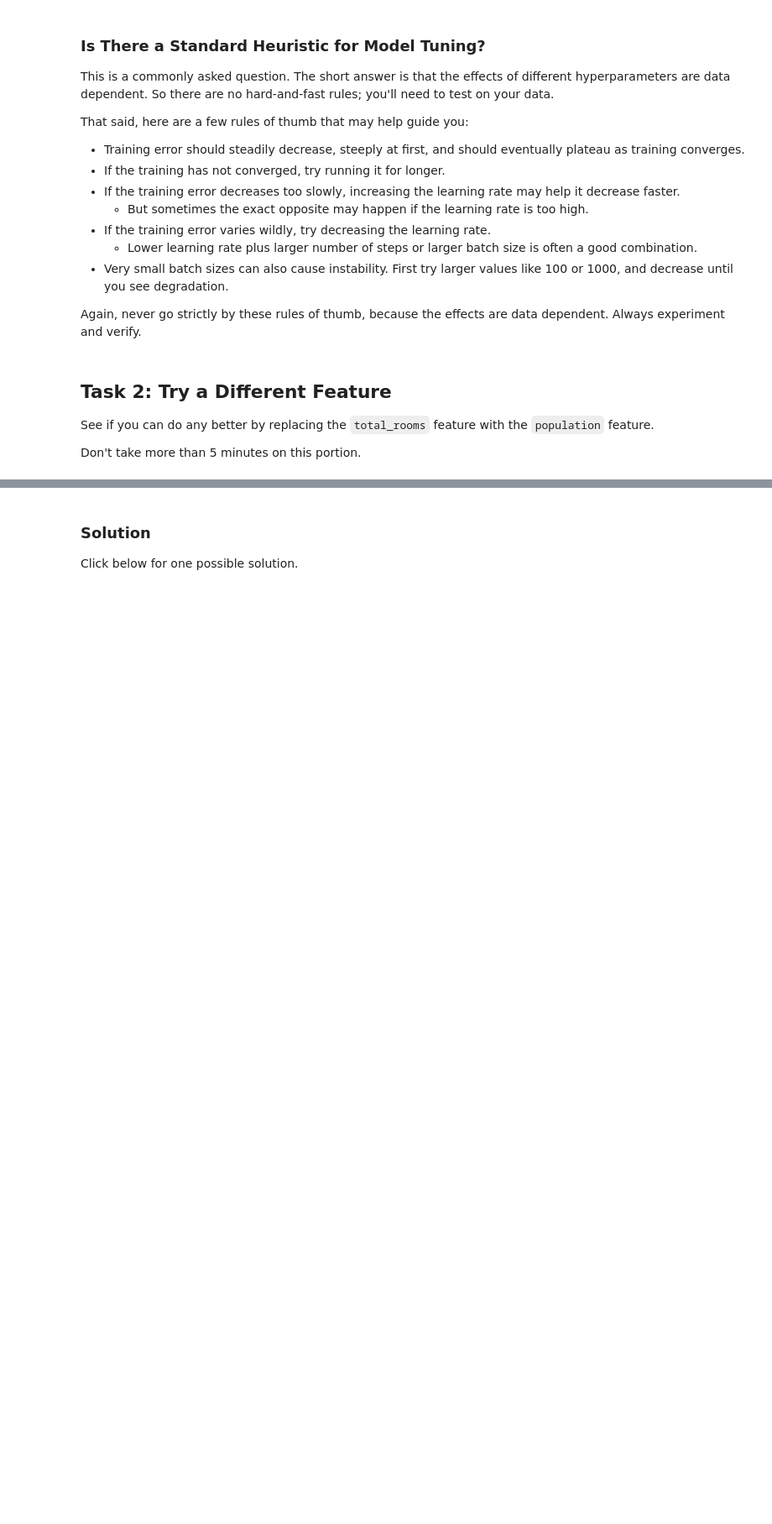
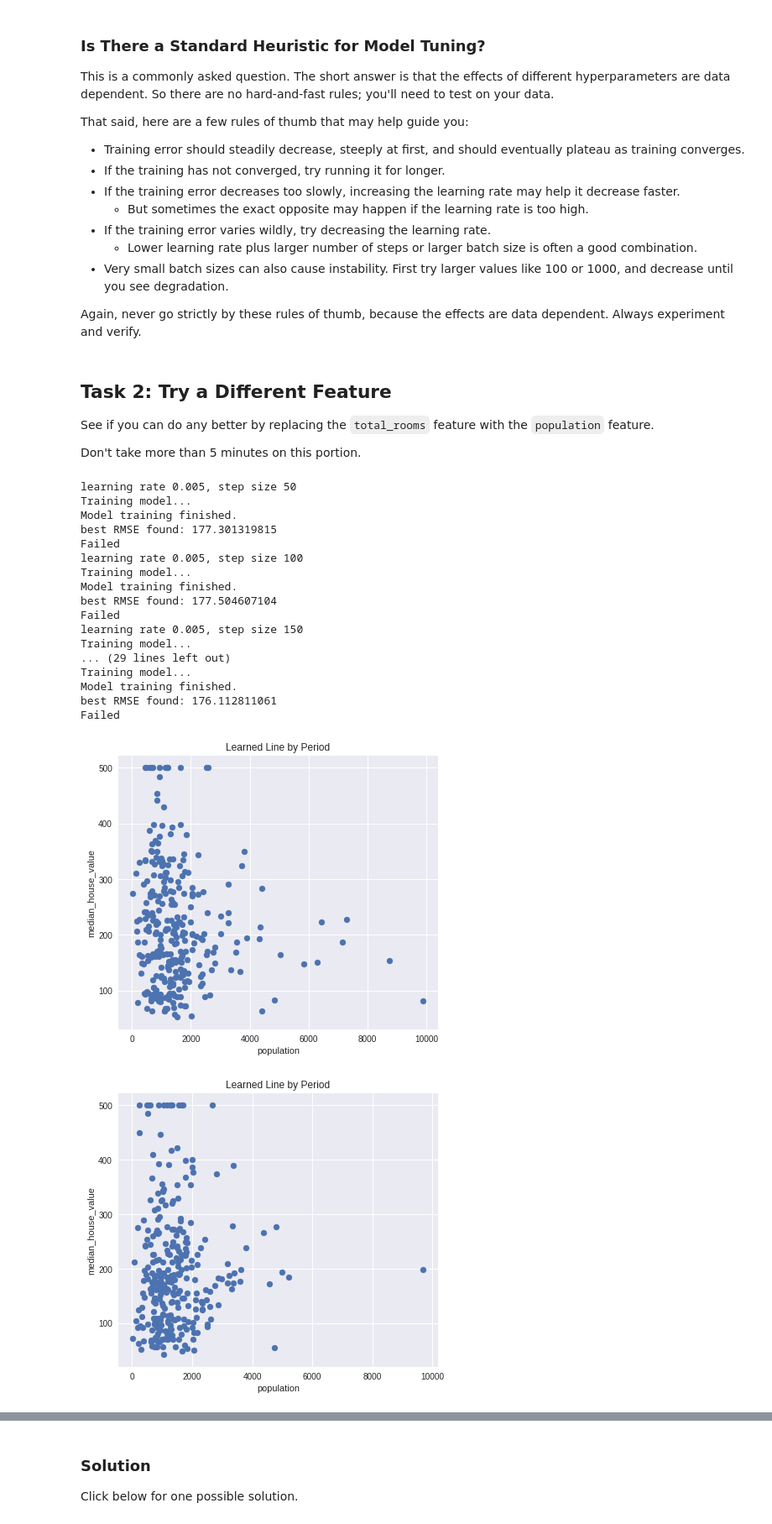
Before and after one commit to annecool37/machine_learning, a Jupyter notebook: google_colab/first_steps_with_tensor_flow.ipynb, the cells around one changed output, grey strips where cells are left out. Shown at 84% size. Saved outputs shown, nothing was run; the diff lists cells and outputs as text; code cells hidden in the pictures; blank space fills up the shorter version.

```diff
--- a/google_colab/first_steps_with_tensor_flow.ipynb
+++ b/google_colab/first_steps_with_tensor_flow.ipynb
@@ -416,0 +532,38 @@ Don't take more than 5 minutes on this portion.
+# %%
+def test():
+  learning_rate_lst = [0.005, 0.001, 0.0005]
+  step_lst = [50, 100, 150]
+  for lr in learning_rate_lst:
+    for stp in step_lst:
+        print "learning rate {}, step size {}".format(lr, stp)
+        is_found = train_model(
+            learning_rate = lr,
+            steps = stp,
+            batch_size = 5,
+            input_feature = 'population',
+            rmse_target = 160
+        )
+        if is_found:
+            return
+
+test()
+# %% [output]
+learning rate 0.005, step size 50
+Training model...
+Model training finished.
+best RMSE found: 177.301319815
+Failed
+learning rate 0.005, step size 100
+Training model...
+Model training finished.
+best RMSE found: 177.504607104
+Failed
+learning rate 0.005, step size 150
+Training model...
+... (29 lines left out)
+Training model...
+Model training finished.
+best RMSE found: 176.112811061
+Failed
+[figure, added]
+[figure, added]
```
Also changed, not shown: parts of 16 cells of this notebook.
